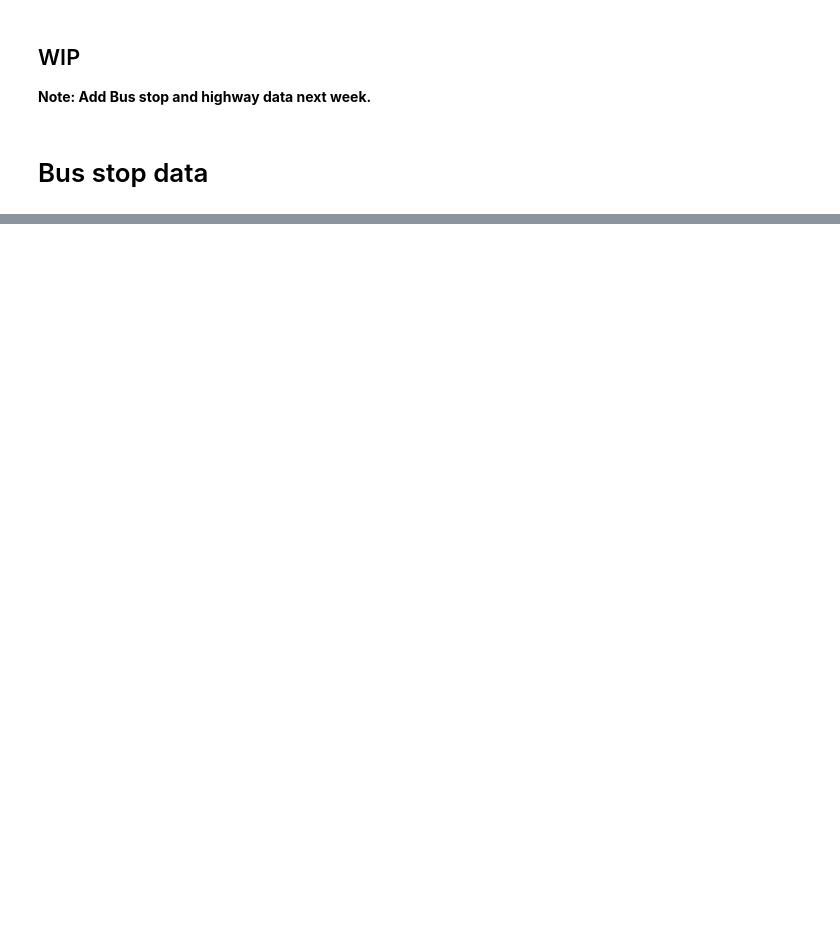
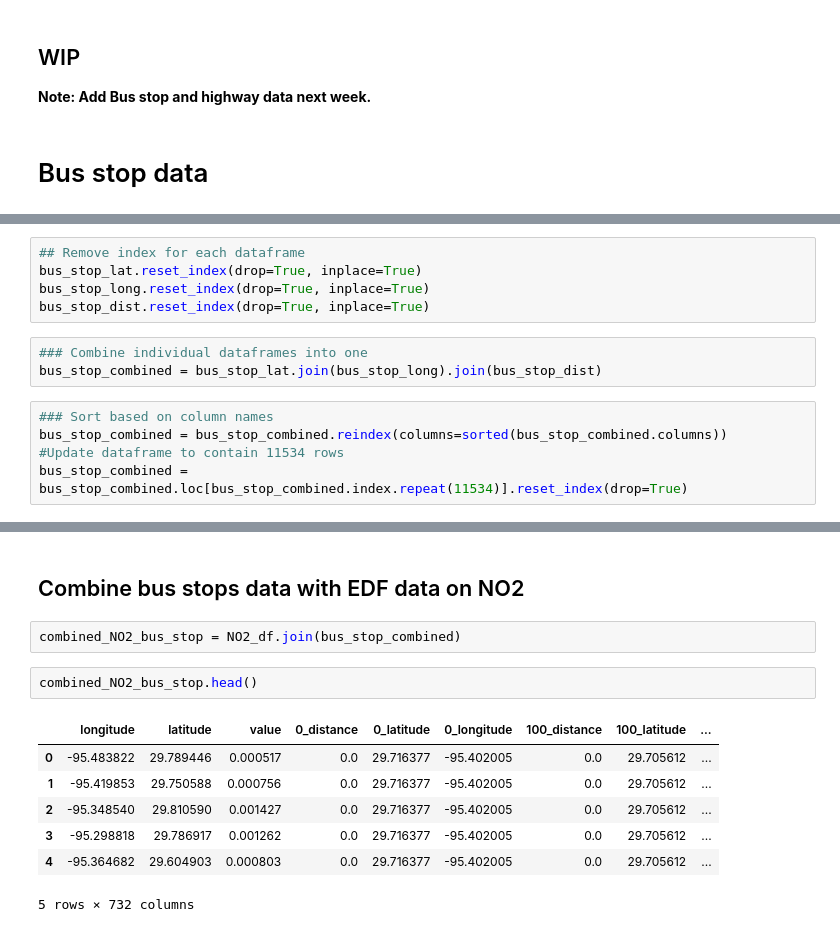
Before and after one commit to v4vigtory/Hyperlocal-Air-Quality-Prediction-in-Houston-neighborhoods, a Jupyter notebook: notebooks/cleaning/traffic_data.ipynb, the cells around one changed output, grey strips where cells are left out. Cells and saved outputs as stored; diff of their text form; blank space fills up the shorter version.

Commit message:
Pushing the updated traffic data

```diff
--- a/notebooks/cleaning/traffic_data.ipynb
+++ b/notebooks/cleaning/traffic_data.ipynb
@@ -270,0 +319,13 @@ NO2_traffic_score.to_csv("../../data/cleaned/intersection_final.csv")
+# %%
+## Remove index for each dataframe
+bus_stop_lat.reset_index(drop=True, inplace=True)
+bus_stop_long.reset_index(drop=True, inplace=True)
+bus_stop_dist.reset_index(drop=True, inplace=True)
+# %%
+### Combine individual dataframes into one
+bus_stop_combined = bus_stop_lat.join(bus_stop_long).join(bus_stop_dist)
+# %%
+### Sort based on column names
+bus_stop_combined = bus_stop_combined.reindex(columns=sorted(bus_stop_combined.columns))
+#Update dataframe to contain 11534 rows
+bus_stop_combined = bus_stop_combined.loc[bus_stop_combined.index.repeat(11534)].reset_index(drop=True)
@@ -270,0 +342,14 @@ NO2_traffic_score.to_csv("../../data/cleaned/intersection_final.csv")
+# %% [markdown]
+## Combine bus stops data with EDF data on NO2
+# %%
+combined_NO2_bus_stop = NO2_df.join(bus_stop_combined)
+# %%
+combined_NO2_bus_stop.head()
+# %% [output]
+|  | longitude | latitude | value | 0_distance | 0_latitude | 0_longitude | 100_distance | 100_latitude | ... |
+| 0 | -95.483822 | 29.789446 | 0.000517 | 0.0 | 29.716377 | -95.402005 | 0.0 | 29.705612 | ... |
+| 1 | -95.419853 | 29.750588 | 0.000756 | 0.0 | 29.716377 | -95.402005 | 0.0 | 29.705612 | ... |
+| 2 | -95.348540 | 29.810590 | 0.001427 | 0.0 | 29.716377 | -95.402005 | 0.0 | 29.705612 | ... |
+| 3 | -95.298818 | 29.786917 | 0.001262 | 0.0 | 29.716377 | -95.402005 | 0.0 | 29.705612 | ... |
+| 4 | -95.364682 | 29.604903 | 0.000803 | 0.0 | 29.716377 | -95.402005 | 0.0 | 29.705612 | ... |
+5 rows × 732 columns
```
Also changed, not shown: parts of 27 cells of this notebook.
